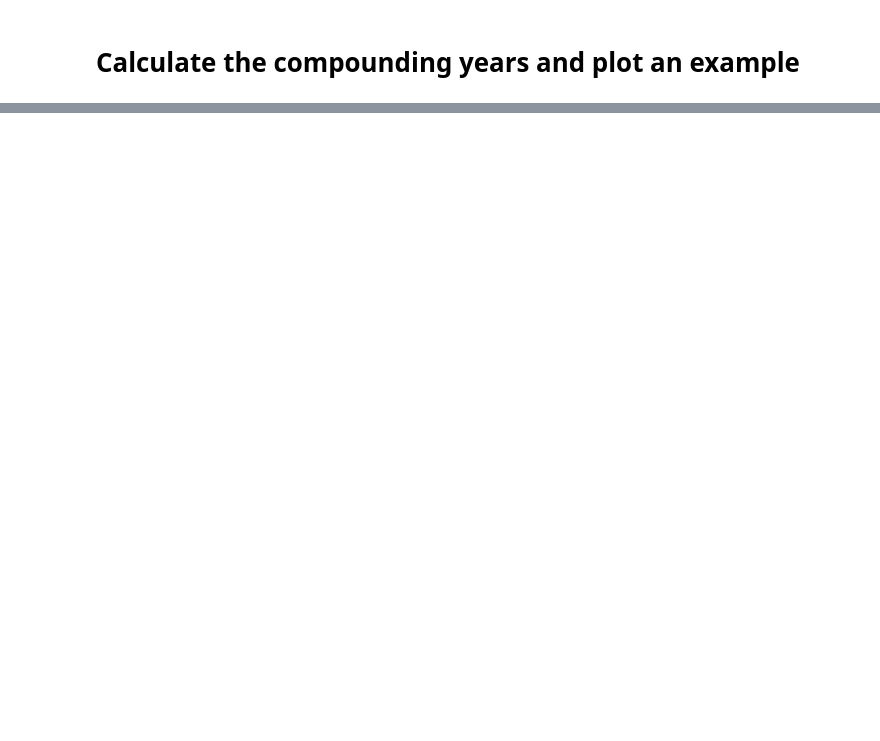
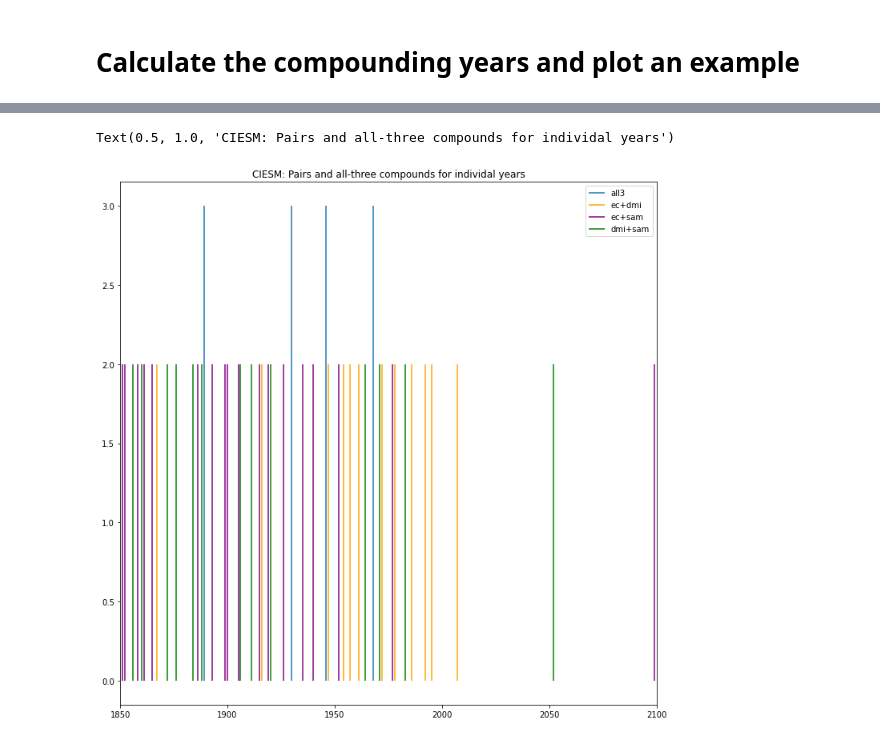
Before and after one commit to anton-seaice/compound, a Jupyter notebook: cmipECIndeces.ipynb, the cells around one changed output, grey strips where cells are left out. Saved outputs shown, nothing was run; the diff lists cells and outputs as text; code cells hidden in the pictures; blank space fills up the shorter version.

```diff
--- a/cmipECIndeces.ipynb
+++ b/cmipECIndeces.ipynb
@@ -269,0 +363,2 @@ criteriaXr
+# %%
+firePosTrad, fireNegTrad = compound.applyCriteria(tradIndecesXr, criteriaXr)
@@ -269,0 +370,3 @@ criteriaXr
+# %%
+firePos=xarray.merge([firePosEc,firePosTrad])
+fireNeg=xarray.merge([fireNegEc,fireNegTrad])
@@ -270,17 +385,2 @@ criteriaXr
 # %% [markdown]
 # Calculate the compounding years and plot an example
-# %%
-for experiment in scenarioSet:
-
-    # Here is the data
-    indecesXr = xarray.open_dataset('results/cmip6'+experiment+'TradIndeces.nc')
-
-    firePos, fireNeg = compound.applyCriteria(indecesXr, criteriaXr)
-
-    firePos=compound.compound(firePos)
-
-    fireNeg=compound.compound(fireNeg)
-
-    firePos.to_netcdf('results/cmip6'+experiment+'FirePos.nc')
-
-    fireNeg.to_netcdf('results/cmip6'+experiment+'FireNeg.nc')
@@ -290,0 +387,8 @@ firePos
+# %%
+    firePosCompound=compound.compound(firePos)
+
+    fireNegCompound=compound.compound(fireNeg)
+
+    firePos.to_netcdf('results/cmip6ssp585FirePosEc.nc')
+
+    fireNeg.to_netcdf('results/cmip6ssp585FireNegEc.nc')
@@ -291,29 +417,32 @@ firePos
 # %%
-modToPlot = 'CESM2'
+modToPlot = 'CIESM'
 
-toPlot=3*firePos.all3.sel(model=modToPlot)
+toPlot=3*firePosCompound.all3.sel(model=modToPlot)
 
 plt.figure(figsize=(12,12))
 
 plt.vlines(
-    x=firePos.year,
+    x=firePosCompound.year,
     ymin=0,
     ymax=toPlot,
     label='all3'
 )
 
 colors=['orange', 'purple', 'green']
 iCol = 0
 
-for iPair in firePos.attrs['pairs']:
+for iPair in firePosCompound.attrs['pairs']:
     plt.vlines(
-        x=firePos.year,
+        x=firePosCompound.year,
         ymin=0,
-        ymax=2*firePos[iPair].sel(model=modToPlot),
+        ymax=2*firePosCompound[iPair].sel(model=modToPlot),
         color=colors[iCol],
         label=iPair
     )
     iCol+=1
 plt.legend()
 plt.xlim(1850,2100)
 plt.title(modToPlot+': Pairs and all-three compounds for individal years')
+# %% [output]
+Text(0.5, 1.0, 'CIESM: Pairs and all-three compounds for individal years')
+[figure, added]
```
Also changed, not shown: parts of 28 cells of this notebook, 36 other files.
